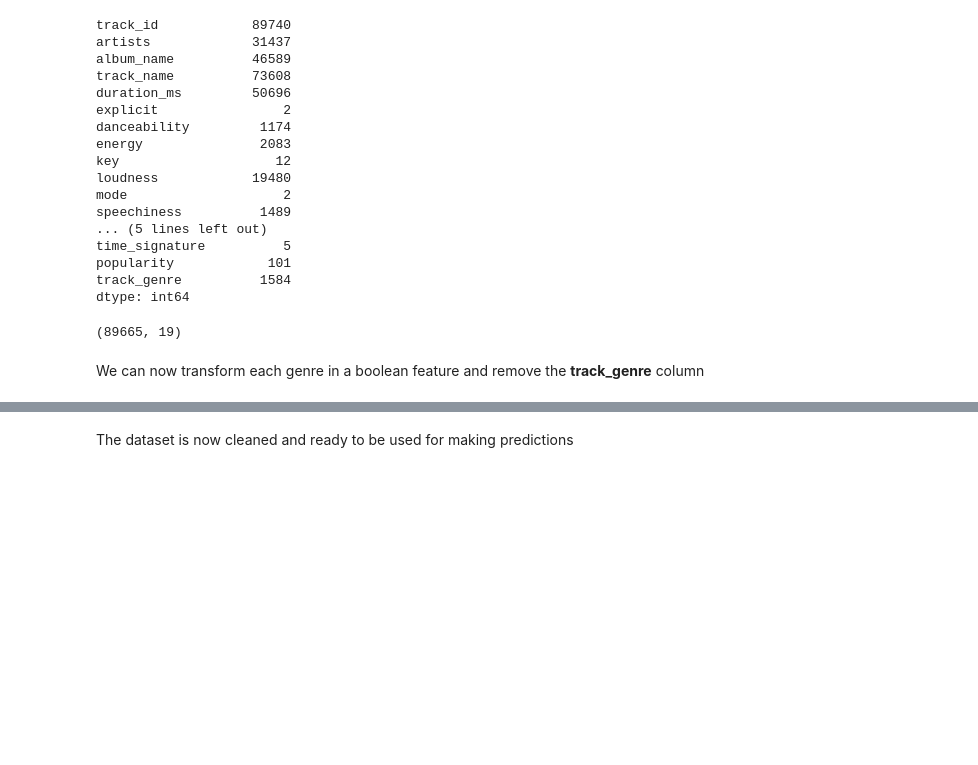
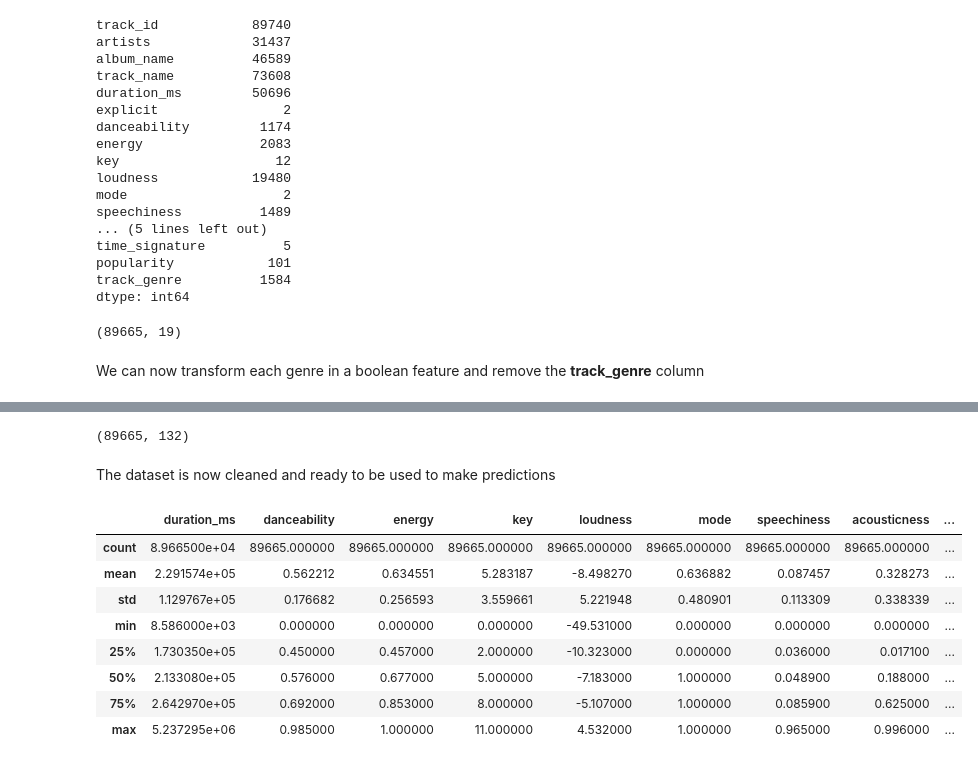
Before and after one commit to nemolino/TrackPopularityPredictor, a Jupyter notebook: dataset_analysis_cleaning.ipynb, the cells around one changed output, grey strips where cells are left out. Drawn from its saved outputs; the diff is of its cells as text; code cells hidden in the pictures; blank space fills up the shorter version.

```diff
--- a/dataset_preprocessing.ipynb
+++ b/dataset_analysis_cleaning.ipynb
@@ -295,7 +355,23 @@ dataset.head(10)
 | 9 | Tokyo Ghetto Pussy | Disco 2001 | Love Generation | 410666 | False | 0.531 | 0.950 | 9 | -9.744 | ... |
 # %%
 dataset.drop(columns=['track_genre'], inplace=True)
+# %%
+dataset.shape
+# %% [output]
+(89665, 132)
 # %% [markdown]
-The dataset is now cleaned and ready to be used for making predictions
+The dataset is now cleaned and ready to be used to make predictions
 # %%
 dataset.to_csv('datasets/spotify_tracks_cleaned.csv', index=False)
+# %%
+dataset.describe()
+# %% [output]
+|  | duration_ms | danceability | energy | key | loudness | mode | speechiness | acousticness | ... |
+| count | 8.966500e+04 | 89665.000000 | 89665.000000 | 89665.000000 | 89665.000000 | 89665.000000 | 89665.000000 | 89665.000000 | ... |
+| mean | 2.291574e+05 | 0.562212 | 0.634551 | 5.283187 | -8.498270 | 0.636882 | 0.087457 | 0.328273 | ... |
+| std | 1.129767e+05 | 0.176682 | 0.256593 | 3.559661 | 5.221948 | 0.480901 | 0.113309 | 0.338339 | ... |
+| min | 8.586000e+03 | 0.000000 | 0.000000 | 0.000000 | -49.531000 | 0.000000 | 0.000000 | 0.000000 | ... |
+| 25% | 1.730350e+05 | 0.450000 | 0.457000 | 2.000000 | -10.323000 | 0.000000 | 0.036000 | 0.017100 | ... |
+| 50% | 2.133080e+05 | 0.576000 | 0.677000 | 5.000000 | -7.183000 | 1.000000 | 0.048900 | 0.188000 | ... |
+| 75% | 2.642970e+05 | 0.692000 | 0.853000 | 8.000000 | -5.107000 | 1.000000 | 0.085900 | 0.625000 | ... |
+| max | 5.237295e+06 | 0.985000 | 1.000000 | 11.000000 | 4.532000 | 1.000000 | 0.965000 | 0.996000 | ... |
```
Also changed, not shown: parts of 14 cells of this notebook, 4 other files.
